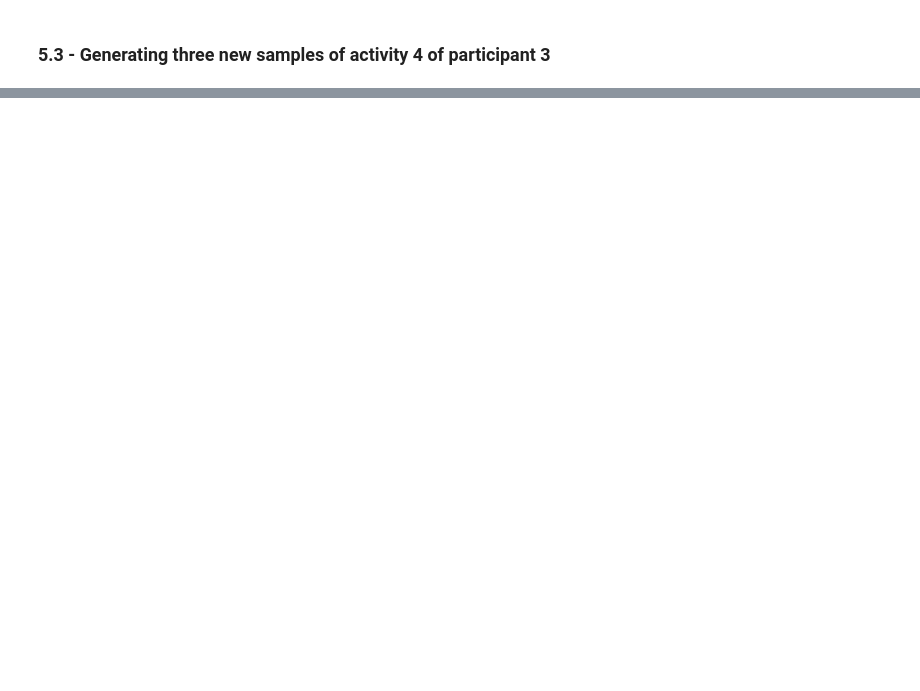
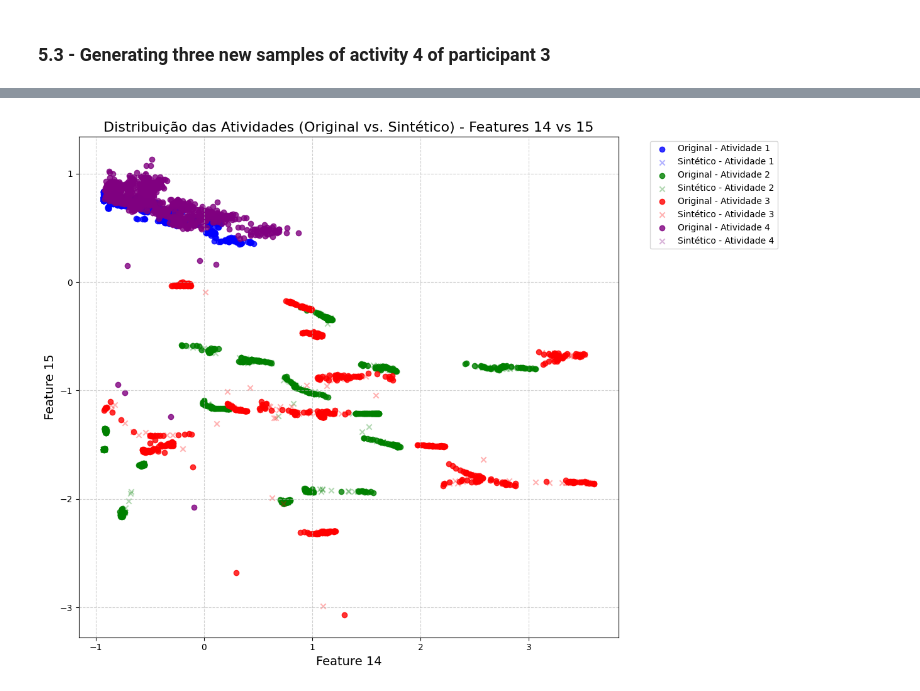
Before and after one commit to MiguelAnt17/detection_of_humans_activities, a Jupyter notebook: MiguelAntonio_2022237621.ipynb, the cells around one changed output, grey strips where cells are left out. Drawn from its saved outputs; the diff is of its cells as text; code cells hidden in the pictures; blank space fills up the shorter version.

Commit message:
SMOTE: finalized

```diff
--- a/MiguelAntonio_2022237621.ipynb
+++ b/MiguelAntonio_2022237621.ipynb
@@ -1761,14 +1737,0 @@ def smote_class(X,y,target_class,n_new,k=5,random_state=None):
-# %%
-max_count = counts.max()
-
-X_smote= X.copy()
-y_smote = y.copy()
-
-
-for cls,count in zip(classes, counts):
-    if count < max_count:
-        n_new = max_count - count
-        print(f"Class {cls}: Generating {n_new} new samples.")
-        X_synthetic,y_synthetic = smote_class(X,y,target_class=cls,n_new=n_new,k=5,random_state=42)
-        X_smote = np.vstack((X_smote,X_synthetic))
-        y_smote = np.hstack((y_smote,y_synthetic))
@@ -1825,0 +1871,6 @@ First synthetic sample:
+# %%
+y_syn = y_synthetic_all.reshape(-1, 1)
+combines_data_features_synthetic = np.hstack((X_synthetic_all, y_syn))
+
+print("Shape final:", combines_data_features_synthetic.shape)
+print(combines_data_features_synthetic[:5])
@@ -1825,0 +1895,50 @@ First synthetic sample:
+# %%
+feature_x_col = 14
+feature_y_col = 15
+target_col = -1
+
+colors = {
+    1: 'blue',
+    2: 'green',
+    3: 'red',
+    4: 'purple'
+}
+
+unique_activities = np.sort(np.unique(combines_data_features[:, target_col]))
+
+plt.figure(figsize=(12, 9))
+
+for activity_id in unique_activities:
+    mask_original = combines_data_features[:, target_col] == activity_id
+    original_data_activity = combines_data_features[mask_original]
+
+    mask_synthetic = combines_data_features_synthetic[:, target_col] == activity_id
+    synthetic_data_activity = combines_data_features_synthetic[mask_synthetic]
+
+    plt.scatter(
+        original_data_activity[:, feature_x_col],
+        original_data_activity[:, feature_y_col],
+        color=colors[activity_id],
+        marker='o',
+        alpha=0.8,
+        label=f'Original - Atividade {int(activity_id)}'
+    )
+
+    plt.scatter(
+        synthetic_data_activity[:, feature_x_col],
+        synthetic_data_activity[:, feature_y_col],
+        color=colors[activity_id],
+        marker='x',
+        alpha=0.3,
+        label=f'Sintético - Atividade {int(activity_id)}'
+    )
+
+plt.title(f'Distribuição das Atividades (Original vs. Sintético) - Features {feature_x_col} vs {feature_y_col}', fontsize=16)
+plt.xlabel(f'Feature {feature_x_col}', fontsize=14)
+plt.ylabel(f'Feature {feature_y_col}', fontsize=14)
+plt.legend(bbox_to_anchor=(1.05, 1), loc='upper left') #
+plt.grid(True, linestyle='--', alpha=0.6)
+plt.tight_layout()
+plt.show()
+# %% [output]
+[figure, added]
```
Also changed, not shown: parts of 17 cells of this notebook.
